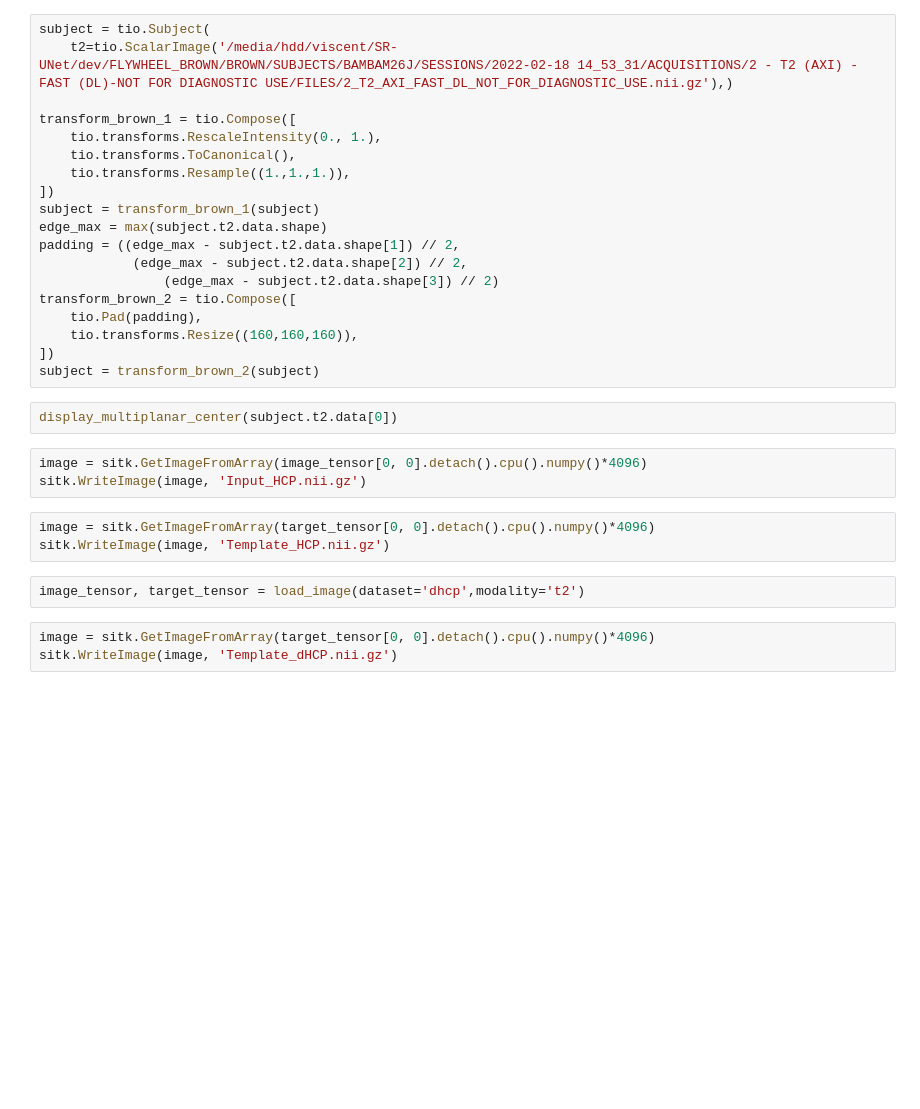
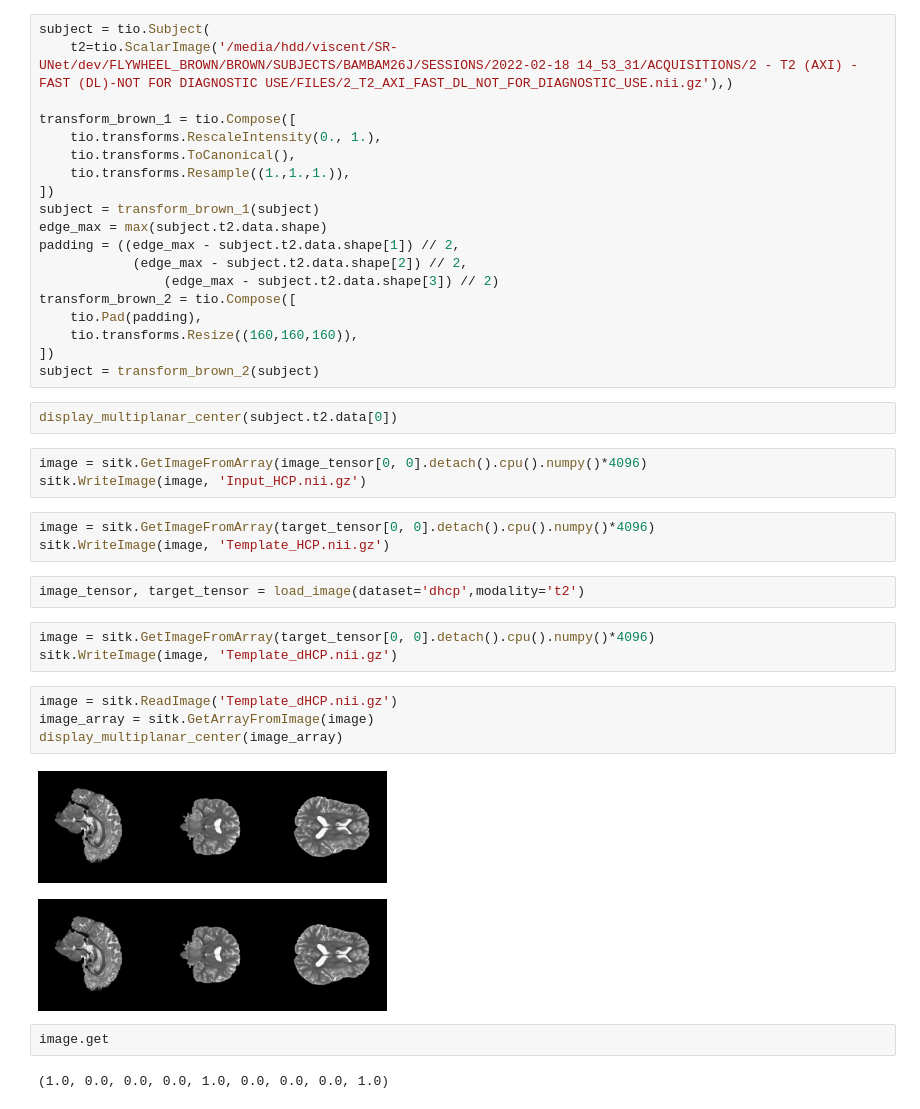
Before and after one commit to ExtremeViscent/SR-UNet, a Jupyter notebook: inference/debug_notebook.ipynb, the cells around one changed output. Cells and saved outputs as stored; diff of their text form; blank space fills up the shorter version.

```diff
--- a/inference/debug_notebook.ipynb
+++ b/inference/debug_notebook.ipynb
@@ -50,3 +71,14 @@ image_tensor, target_tensor = load_image(dataset='dhcp',modality='t2')
 # %%
 image = sitk.GetImageFromArray(target_tensor[0, 0].detach().cpu().numpy()*4096)
 sitk.WriteImage(image, 'Template_dHCP.nii.gz')
+# %%
+image = sitk.ReadImage('Template_dHCP.nii.gz')
+image_array = sitk.GetArrayFromImage(image)
+display_multiplanar_center(image_array)
+# %% [output]
+[figure, added]
+[figure, added]
+# %%
+image.get
+# %% [output]
+(1.0, 0.0, 0.0, 0.0, 1.0, 0.0, 0.0, 0.0, 1.0)
```
Also changed, not shown: parts of 3 cells of this notebook, 7 other files.
